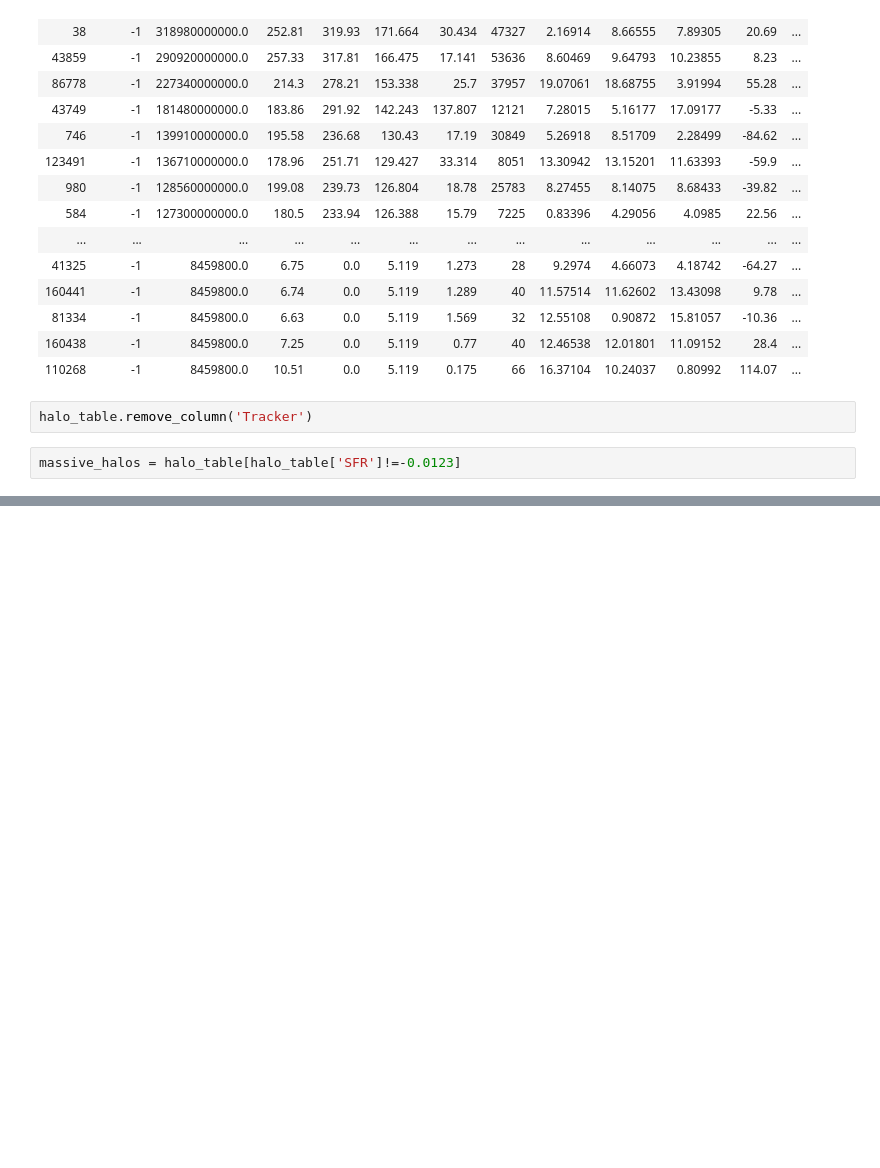
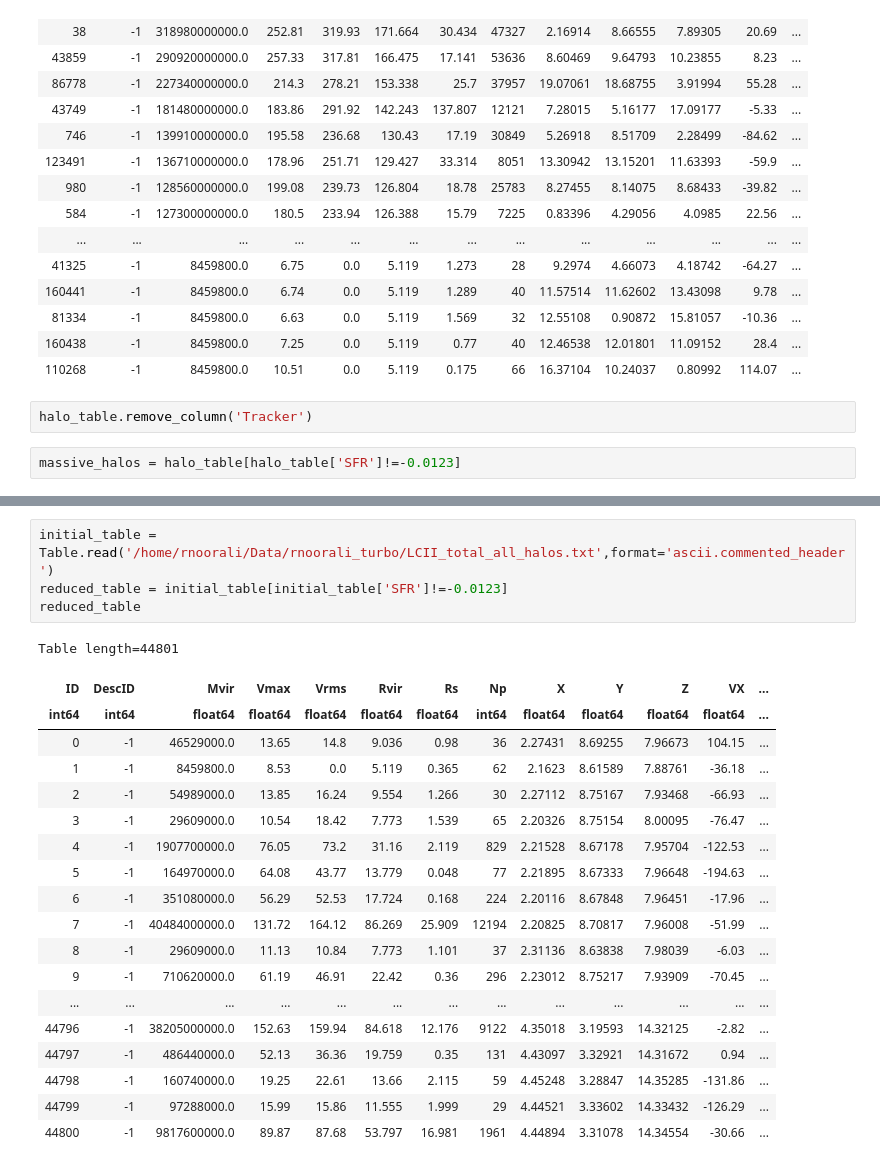
Before and after one commit to cavestruz/croc_CII, a Jupyter notebook: tools/Testing Notebook.ipynb, the cells around one changed output, grey strips where cells are left out. Cells and saved outputs as stored; diff of their text form; blank space fills up the shorter version.

```diff
--- a/tools/Testing Notebook.ipynb
+++ b/tools/Testing Notebook.ipynb
@@ -811 +828,25 @@ Table length=67
+# %%
+initial_table = Table.read('/home/rnoorali/Data/rnoorali_turbo/LCII_total_all_halos.txt',format='ascii.commented_header')
+reduced_table = initial_table[initial_table['SFR']!=-0.0123]
+reduced_table
+# %% [output]
+Table length=44801
+| ID | DescID | Mvir | Vmax | Vrms | Rvir | Rs | Np | X | Y | Z | VX | ... |
+| int64 | int64 | float64 | float64 | float64 | float64 | float64 | int64 | float64 | float64 | float64 | float64 | ... |
+| 0 | -1 | 46529000.0 | 13.65 | 14.8 | 9.036 | 0.98 | 36 | 2.27431 | 8.69255 | 7.96673 | 104.15 | ... |
+| 1 | -1 | 8459800.0 | 8.53 | 0.0 | 5.119 | 0.365 | 62 | 2.1623 | 8.61589 | 7.88761 | -36.18 | ... |
+| 2 | -1 | 54989000.0 | 13.85 | 16.24 | 9.554 | 1.266 | 30 | 2.27112 | 8.75167 | 7.93468 | -66.93 | ... |
+| 3 | -1 | 29609000.0 | 10.54 | 18.42 | 7.773 | 1.539 | 65 | 2.20326 | 8.75154 | 8.00095 | -76.47 | ... |
+| 4 | -1 | 1907700000.0 | 76.05 | 73.2 | 31.16 | 2.119 | 829 | 2.21528 | 8.67178 | 7.95704 | -122.53 | ... |
+| 5 | -1 | 164970000.0 | 64.08 | 43.77 | 13.779 | 0.048 | 77 | 2.21895 | 8.67333 | 7.96648 | -194.63 | ... |
+| 6 | -1 | 351080000.0 | 56.29 | 52.53 | 17.724 | 0.168 | 224 | 2.20116 | 8.67848 | 7.96451 | -17.96 | ... |
+| 7 | -1 | 40484000000.0 | 131.72 | 164.12 | 86.269 | 25.909 | 12194 | 2.20825 | 8.70817 | 7.96008 | -51.99 | ... |
+| 8 | -1 | 29609000.0 | 11.13 | 10.84 | 7.773 | 1.101 | 37 | 2.31136 | 8.63838 | 7.98039 | -6.03 | ... |
+| 9 | -1 | 710620000.0 | 61.19 | 46.91 | 22.42 | 0.36 | 296 | 2.23012 | 8.75217 | 7.93909 | -70.45 | ... |
+| ... | ... | ... | ... | ... | ... | ... | ... | ... | ... | ... | ... | ... |
+| 44796 | -1 | 38205000000.0 | 152.63 | 159.94 | 84.618 | 12.176 | 9122 | 4.35018 | 3.19593 | 14.32125 | -2.82 | ... |
+| 44797 | -1 | 486440000.0 | 52.13 | 36.36 | 19.759 | 0.35 | 131 | 4.43097 | 3.32921 | 14.31672 | 0.94 | ... |
+| 44798 | -1 | 160740000.0 | 19.25 | 22.61 | 13.66 | 2.115 | 59 | 4.45248 | 3.28847 | 14.35285 | -131.86 | ... |
+| 44799 | -1 | 97288000.0 | 15.99 | 15.86 | 11.555 | 1.999 | 29 | 4.44521 | 3.33602 | 14.33432 | -126.29 | ... |
+| 44800 | -1 | 9817600000.0 | 89.87 | 87.68 | 53.797 | 16.981 | 1961 | 4.44894 | 3.31078 | 14.34554 | -30.66 | ... |
 # %%
```
Also changed, not shown: parts of 10 cells of this notebook, 5 other files.
